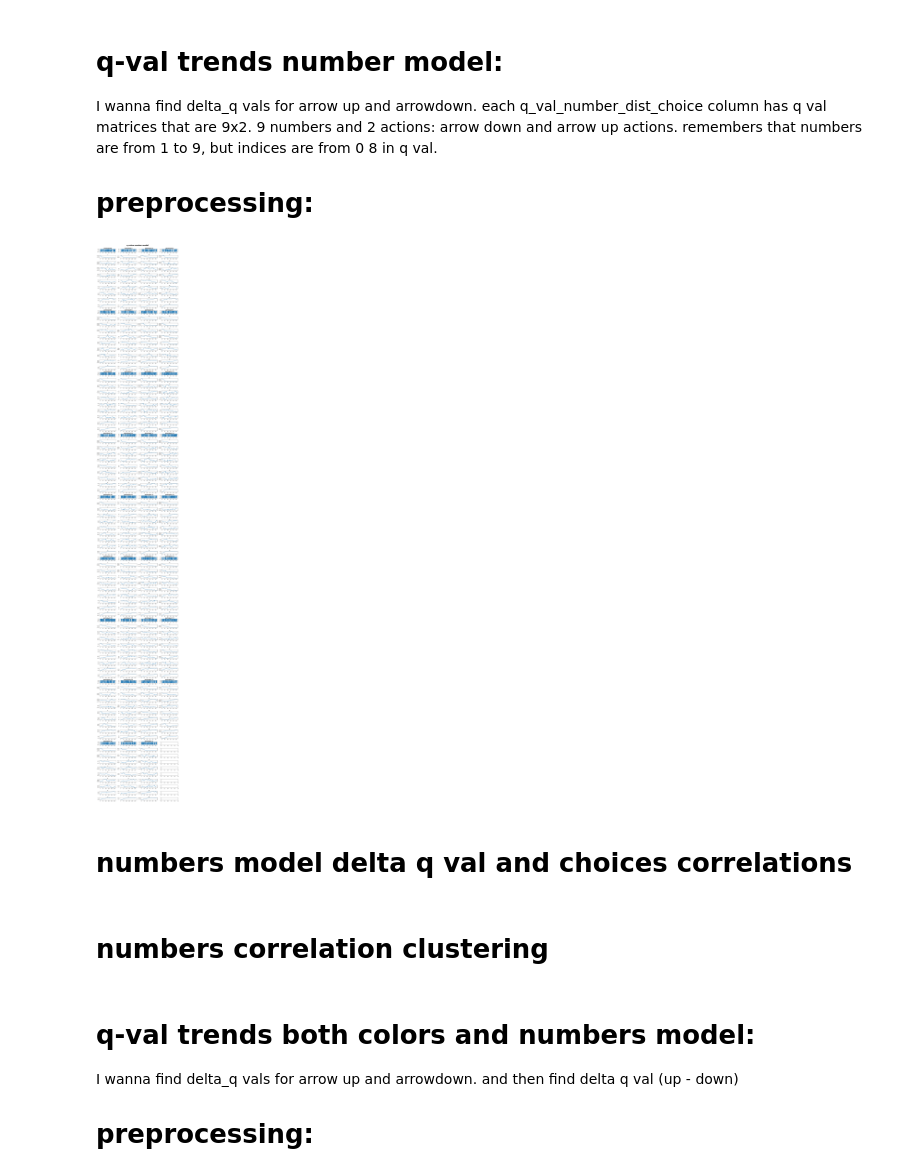
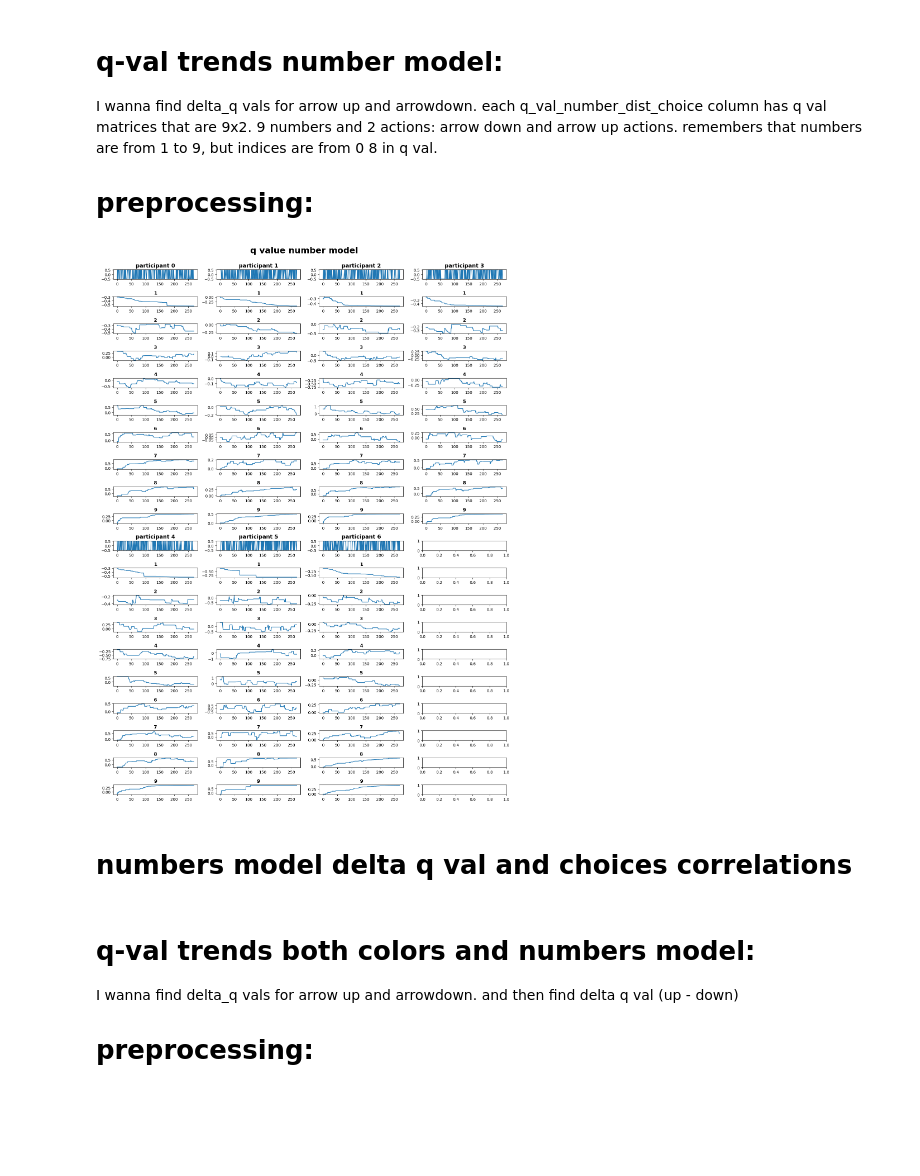
Before and after one commit to NiloufarShahdoustU/starling_RL_agent_epileptic, a Jupyter notebook: 15_RL_agent_TD_learn_models_behavior_q_val_risk_dualQ.ipynb, the cells around one changed output. Cells and saved outputs as stored; diff of their text form; code cells hidden in the pictures; blank space fills up the shorter version.

```diff
--- a/15_RL_agent_TD_learn_models_behavior_q_val_risk_dualQ.ipynb
+++ b/15_RL_agent_TD_learn_models_behavior_q_val_risk_dualQ.ipynb
@@ -182,40 +97,0 @@ for df in df_colors:
-# %%
-num_participants = len(df_participants)
-trial_num = len(df_participants[0])
-
-# Create subplots: 8 rows, 4 columns (grid for all participant plots)
-fig, axes = plt.subplots(nrows=9 * 4, ncols=4, figsize=(20, 45))
-
-axes = np.array(axes).flatten()
-
-vector_data = [down_up_participant_choice, delta_q_val_uniform, delta_q_val_low, delta_q_val_high]
-
-x = np.arange(trial_num)
-
-for i in range(num_participants):
-    col = i % 4
-    row_start = (i // 4) * 4
-
-    for j in range(4):
-        ax_index = (row_start + j) * 4 + col
-        ax = axes[ax_index]
-
-        vec = vector_data[j][i]  # get the j-th vector for participant i
-
-        ax.plot(x, vec, color=['black', 'gray', 'orange', 'green'][j])
-
-
-        #  title the top-most subplot in each participant's section only
-        if j == 0:
-            ax.set_title(f'participant {i}', fontsize=14, fontweight='bold')
-
-
-
-
-fig.suptitle('q-value color model', fontsize=22, fontweight='bold', y =1)
-plt.tight_layout()
-
-filename = os.path.join(output_dir, "q_val_color.pdf")
-plt.savefig(filename, format='pdf')
-
-plt.close()
@@ -399,7 +161,7 @@ for df in df_numbers:
 num_participants = len(df_participants)
 trial_num = len(df_participants[0])
 
-fig, axes = plt.subplots(nrows=9 * 10, ncols=4, figsize=(15, 100))
+fig, axes = plt.subplots(nrows=2 * 10, ncols=4, figsize=(15, 20))
 
 axes = np.array(axes).flatten()
 
@@ -410,34 +172,34 @@ vector_data = [down_up_participant_choice, delta_q_val_1, delta_q_val_2,
 x = np.arange(trial_num)
 # color_palette = ['black', 'gray', 'orange', 'green', 'blue', 'red', 'purple', 'brown', 'pink', 'cyan']
 
 for i in range(num_participants):
     col = i % 4
     row_start = (i // 4) * 10  # startinggggggg row for this participant (now 10 subplots per participant)
 
     for j in range(10):
         ax_index = (row_start + j) * 4 + col  #  index for this subplot
         ax = axes[ax_index]
 
         vec = vector_data[j][i]  #  the j th vector for participant i
 
         ax.plot(x, vec)
 
         # have title on the top-most subplot for each participant
         if j == 0:
             ax.set_title(f'participant {i}', fontsize=14, fontweight='bold')
         else:
             ax.set_title(f'{j}', fontsize=12, fontweight='bold')
 
 fig.suptitle('q value number model', fontsize=22, fontweight='bold', y=1)
 plt.tight_layout()
 
 # Save figure
 filename = os.path.join(output_dir, "q_val_number.pdf")
 plt.savefig(filename, format='pdf')
 
 # plt.close()
 # %% [output]
-[figure, old version]
+[figure, new version]
 # %% [markdown]
 # numbers model delta q val and choices correlations
 # %%
@@ -530,5 +292,3 @@ filename = os.path.join(output_dir, "correlation_qVal_choice_numbers.pdf")
 plt.savefig(filename, format='pdf')
 
 plt.close()
-# %% [markdown]
-# numbers correlation clustering
```
Also changed, not shown: parts of 15 cells of this notebook, 16 other files.
